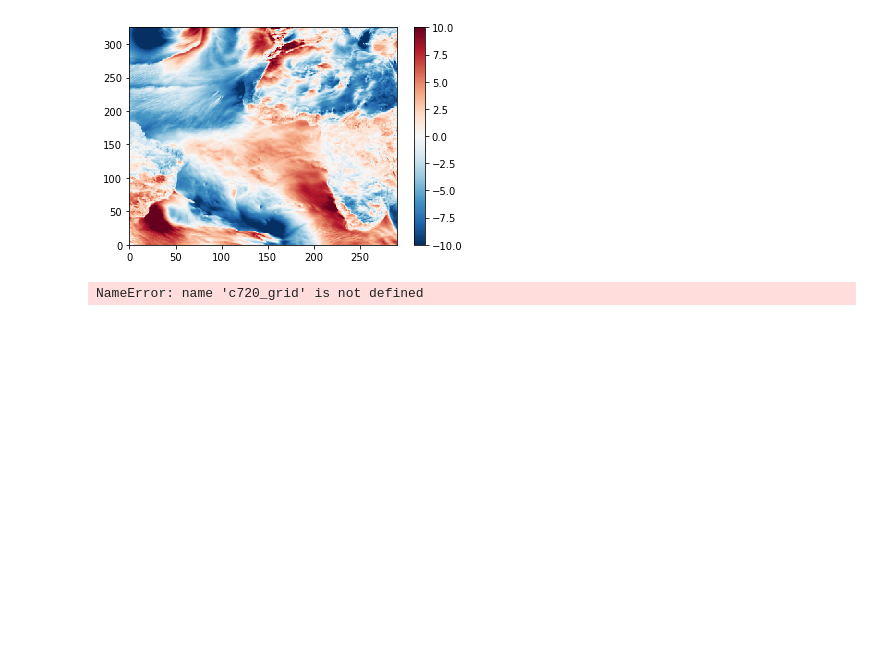
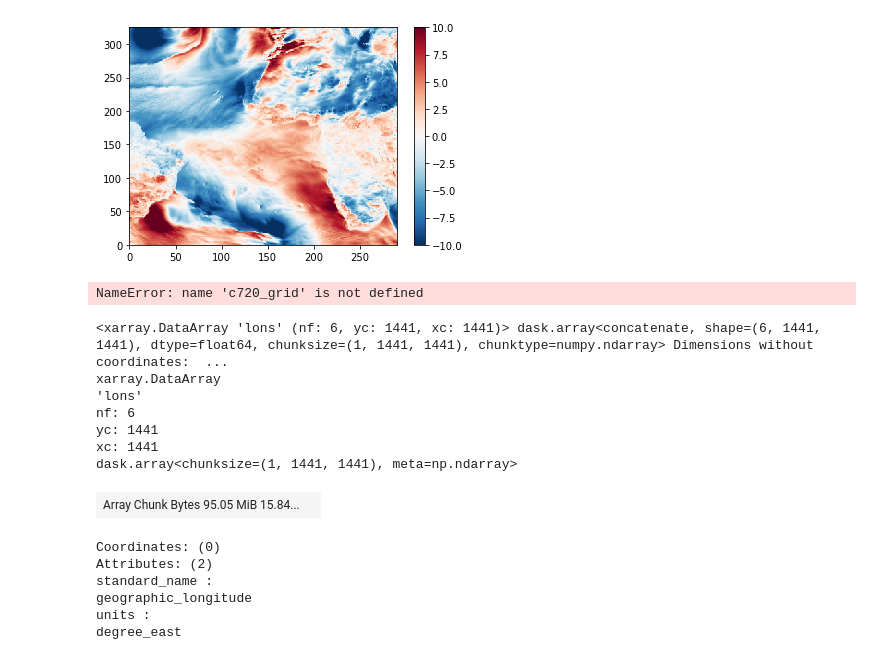
Before and after one commit to LiamBindle/fv3_mass_flux_tools, a Jupyter notebook: Scratch Notebook.ipynb, the cells around one changed output. Drawn from its saved outputs; the diff is of its cells as text; code cells hidden in the pictures; blank space fills up the shorter version.

```diff
--- a/Scratch Notebook.ipynb
+++ b/Scratch Notebook.ipynb
@@ -121,3 +121,20 @@ import mf2w
 calc_uc, calc_vc = mf2w.mass_fluxes_to_winds(tavg_1hr_ctm, c720_grid, True)
 # %% [output]
 NameError: name 'c720_grid' is not defined
+# %%
+c720_grid.lons
+# %% [output]
+<xarray.DataArray 'lons' (nf: 6, yc: 1441, xc: 1441)> dask.array<concatenate, shape=(6, 1441, 1441), dtype=float64, chunksize=(1, 1441, 1441), chunktype=numpy.ndarray> Dimensions without coordinates:  ...
+xarray.DataArray
+'lons'
+nf: 6
+yc: 1441
+xc: 1441
+dask.array<chunksize=(1, 1441, 1441), meta=np.ndarray>
+| Array Chunk Bytes 95.05 MiB 15.84... |  |
+Coordinates: (0)
+Attributes: (2)
+standard_name :
+geographic_longitude
+units :
+degree_east
```
Also changed, not shown: parts of 1 cell of this notebook, 2 other files.
